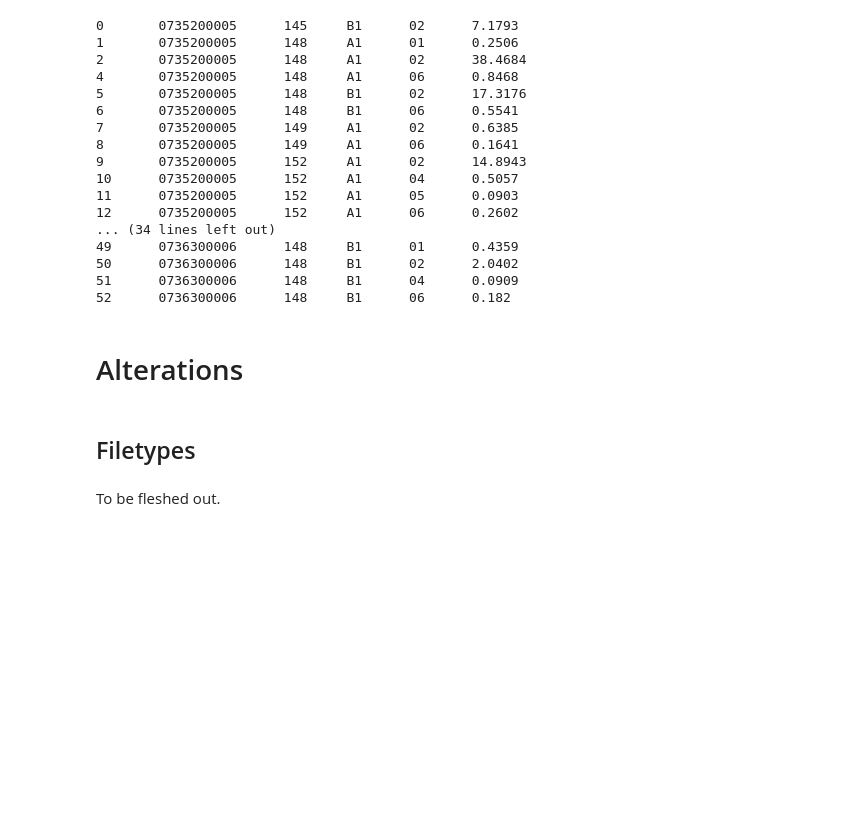
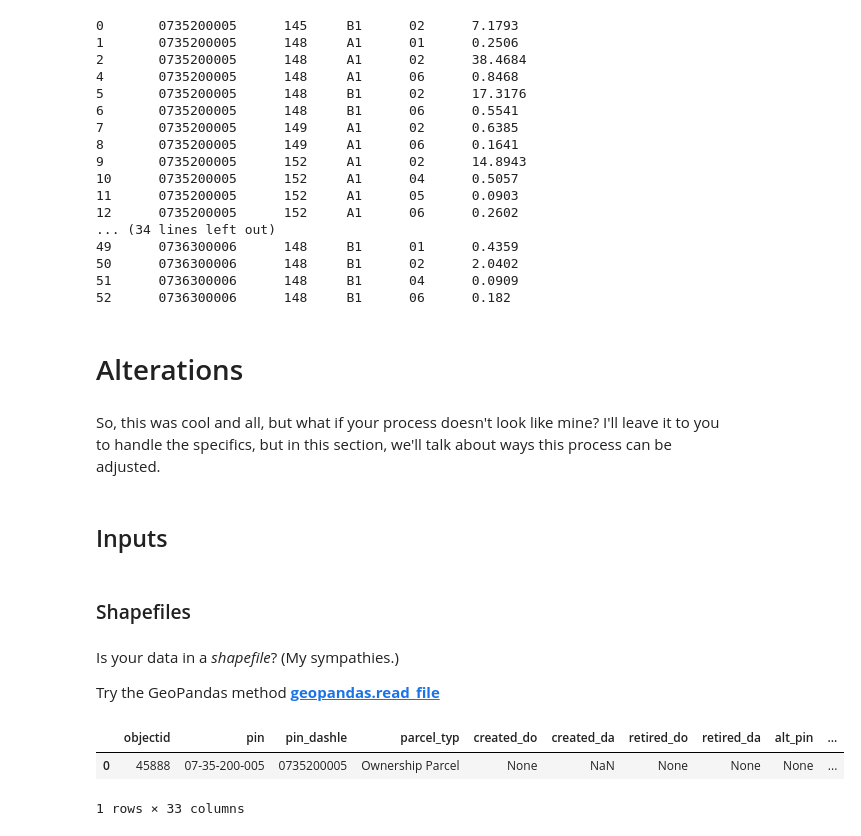
Before and after one commit to kcgis/farm-cards, a Jupyter notebook: farm-cards.ipynb, the cells around one changed output. Drawn from its saved outputs; the diff is of its cells as text; code cells hidden in the pictures; blank space fills up the shorter version.

```diff
--- a/farm-cards.ipynb
+++ b/farm-cards.ipynb
@@ -562,7 +586,19 @@ with open('farm_output.txt', 'r') as output:
 52      0736300006      148     B1      06      0.182
 # %% [markdown]
 # Alterations
+# %% [markdown]
+So, this was cool and all, but what if your process doesn't look like mine? I'll leave it to you to handle the specifics, but in this section, we'll talk about ways this process can be adjusted.
 # %% [markdown]
-## Filetypes
+## Inputs
-# %% [markdown]
-To be fleshed out.
+# %% [markdown]
+### Shapefiles
+# %% [markdown]
+Is your data in a *shapefile*? (My sympathies.)
+
+Try the GeoPandas method **[geopandas.read_file](https://geopandas.org/docs/reference/api/geopandas.read_file.html#geopandas.read_file)**
+# %%
+gp.read_file('input_pins.shp').head(1)
+# %% [output]
+|  | objectid | pin | pin_dashle | parcel_typ | created_do | created_da | retired_do | retired_da | alt_pin | ... |
+| 0 | 45888 | 07-35-200-005 | 0735200005 | Ownership Parcel | None | NaN | None | None | None | ... |
+1 rows × 33 columns
```
Also changed, not shown: parts of 13 cells of this notebook, 7 other files.
